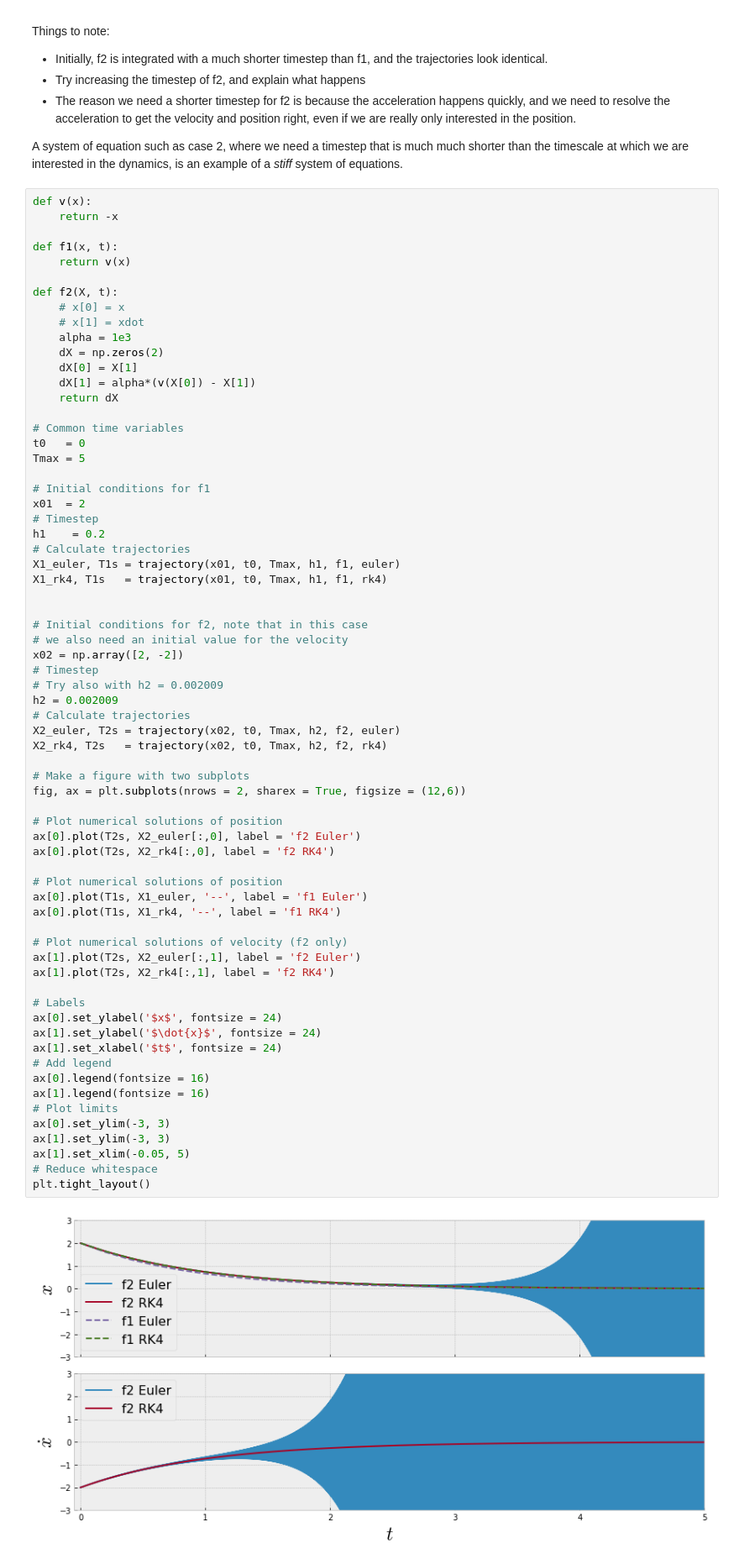
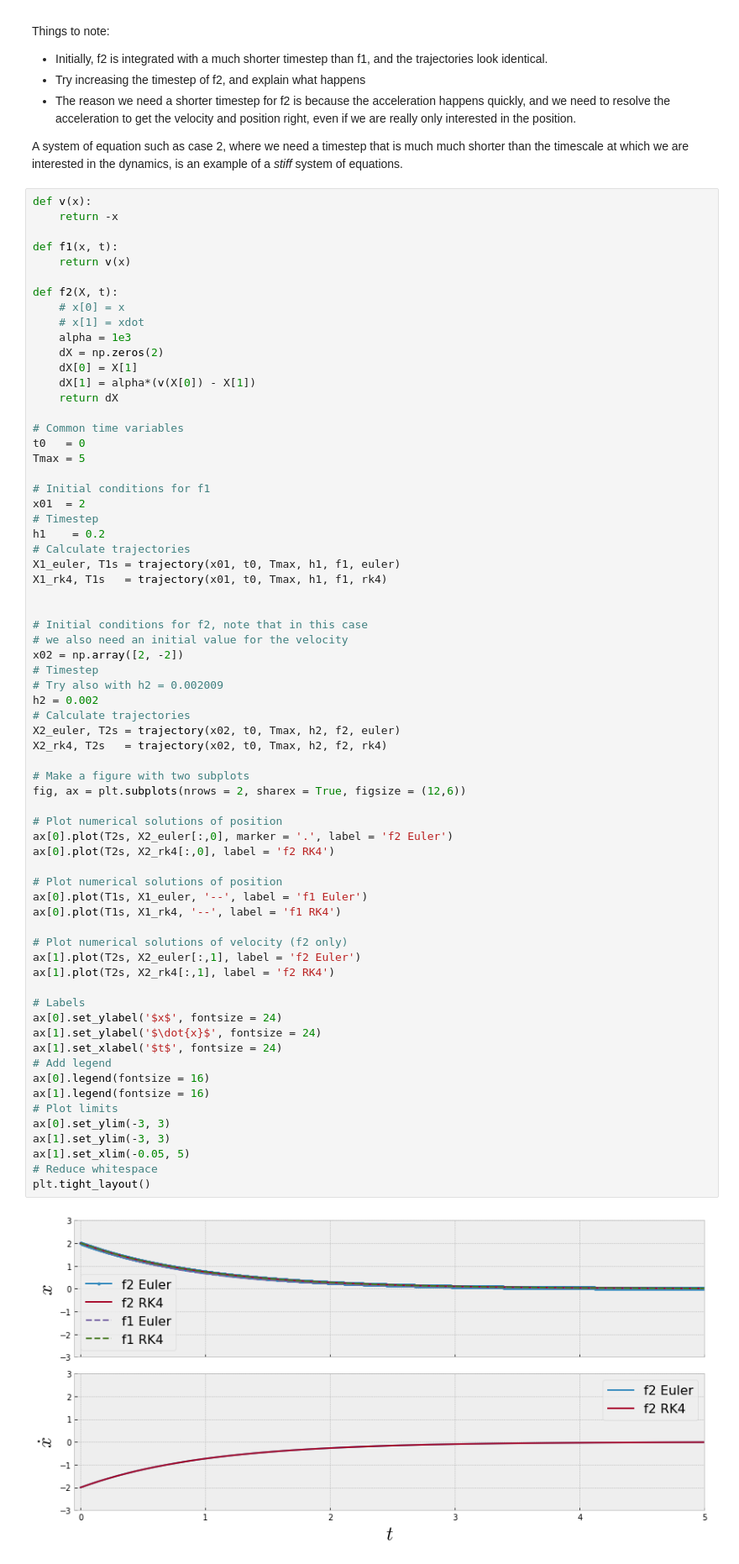
Before and after one commit to nordam/ComputationalPhysics, a Jupyter notebook: Notebooks/9 - Ordinary differential equations.ipynb, the cells around one changed output. Shown at 84% size. Drawn from its saved outputs; the diff is of its cells as text.

```diff
--- a/Notebooks/9 - Ordinary differential equations.ipynb
+++ b/Notebooks/9 - Ordinary differential equations.ipynb
@@ -672,41 +675,41 @@ X1_rk4, T1s   = trajectory(x01, t0, Tmax, h1, f1, rk4)
 x02 = np.array([2, -2])
 # Timestep
 # Try also with h2 = 0.002009
-h2 = 0.002009
+h2 = 0.002
 # Calculate trajectories
 X2_euler, T2s = trajectory(x02, t0, Tmax, h2, f2, euler)
 X2_rk4, T2s   = trajectory(x02, t0, Tmax, h2, f2, rk4)
 
 # Make a figure with two subplots
 fig, ax = plt.subplots(nrows = 2, sharex = True, figsize = (12,6))
 
 # Plot numerical solutions of position
-ax[0].plot(T2s, X2_euler[:,0], label = 'f2 Euler')
+ax[0].plot(T2s, X2_euler[:,0], marker = '.', label = 'f2 Euler')
 ax[0].plot(T2s, X2_rk4[:,0], label = 'f2 RK4')
 
 # Plot numerical solutions of position
 ax[0].plot(T1s, X1_euler, '--', label = 'f1 Euler')
 ax[0].plot(T1s, X1_rk4, '--', label = 'f1 RK4')
 
 # Plot numerical solutions of velocity (f2 only)
 ax[1].plot(T2s, X2_euler[:,1], label = 'f2 Euler')
 ax[1].plot(T2s, X2_rk4[:,1], label = 'f2 RK4')
 
 # Labels
 ax[0].set_ylabel('$x$', fontsize = 24)
 ax[1].set_ylabel('$\dot{x}$', fontsize = 24)
 ax[1].set_xlabel('$t$', fontsize = 24)
 # Add legend
 ax[0].legend(fontsize = 16)
 ax[1].legend(fontsize = 16)
 # Plot limits
 ax[0].set_ylim(-3, 3)
 ax[1].set_ylim(-3, 3)
 ax[1].set_xlim(-0.05, 5)
 # Reduce whitespace
 plt.tight_layout()
 # %% [output]
-[figure, old version]
+[figure, new version]
 # %% [markdown]
 # Example 8 - Implicit solvers
 
```
Also changed, not shown: parts of 35 cells of this notebook.
